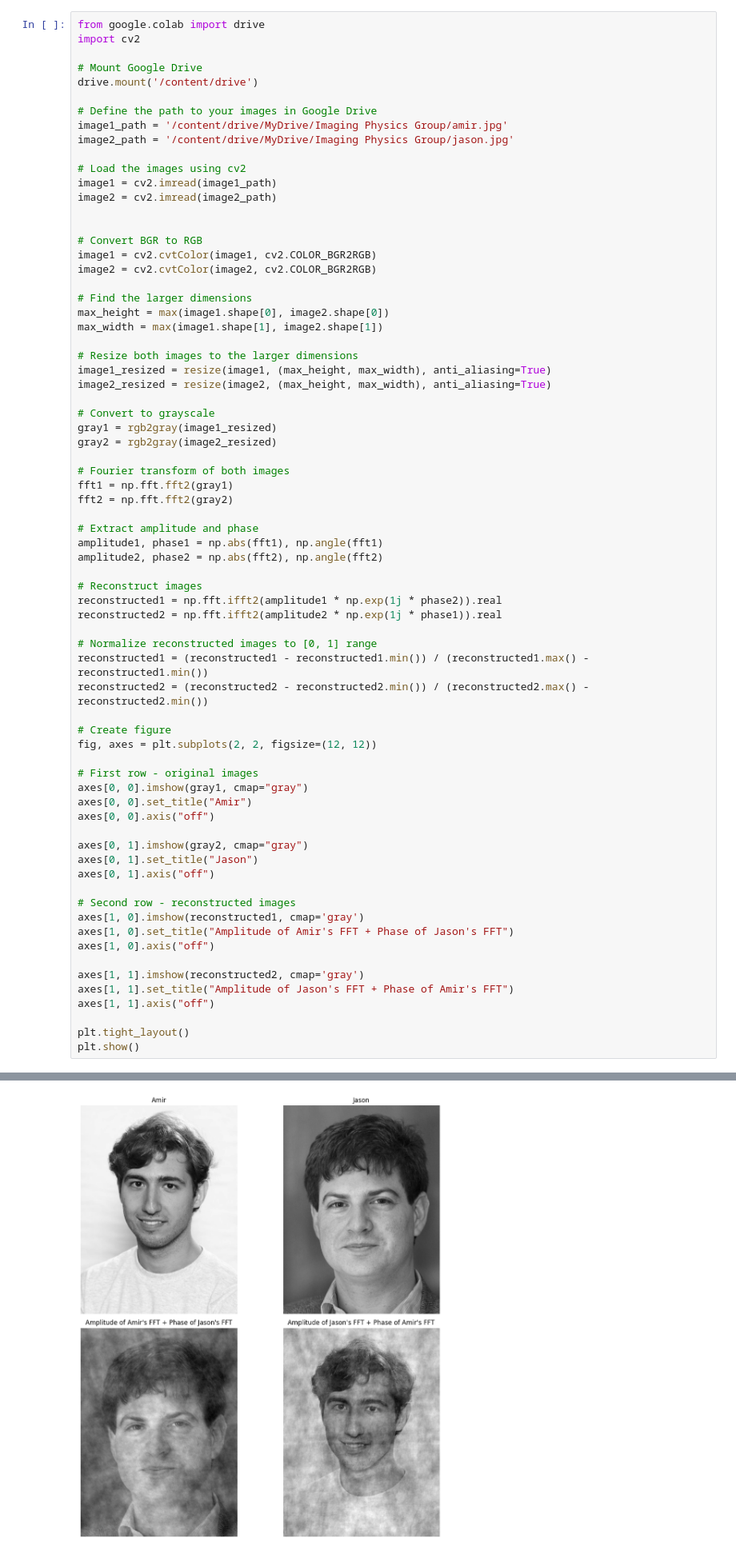
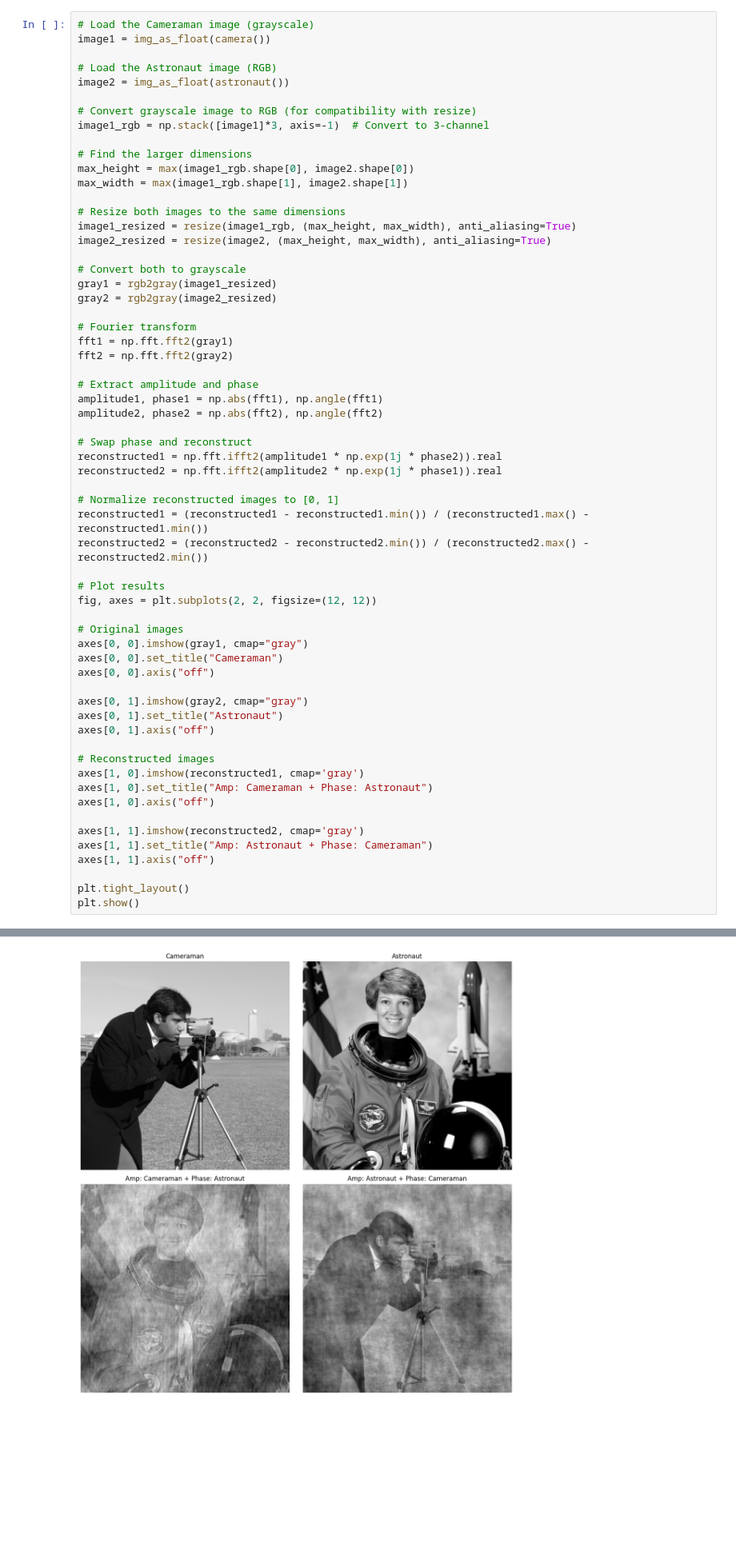
Before and after one commit to amirrezavazifeh/Phase-Rerieval, a Jupyter notebook: Phase_Retrieval.ipynb, the cells around one changed output, grey strips where cells are left out. Shown at 80% size. Saved outputs shown, nothing was run; the diff lists cells and outputs as text; blank space fills up the shorter version.

```diff
--- a/Phase_Retrieval.ipynb
+++ b/Phase_Retrieval.ipynb
@@ -11,38 +14,28 @@ from numpy.fft import fft2, ifft2, fftshift, ifftshift
 # %% [markdown]
 ## **2. Why Does Phase Matter?**
 # %%
-from google.colab import drive
-import cv2
+# Load the Cameraman image (grayscale)
+image1 = img_as_float(camera())
 
-# Mount Google Drive
-drive.mount('/content/drive')
+# Load the Astronaut image (RGB)
+image2 = img_as_float(astronaut())
 
-# Define the path to your images in Google Drive
-image1_path = '/content/drive/MyDrive/Imaging Physics Group/amir.jpg'
-image2_path = '/content/drive/MyDrive/Imaging Physics Group/jason.jpg'
-
-# Load the images using cv2
-image1 = cv2.imread(image1_path)
-image2 = cv2.imread(image2_path)
-
-
-# Convert BGR to RGB
-image1 = cv2.cvtColor(image1, cv2.COLOR_BGR2RGB)
-image2 = cv2.cvtColor(image2, cv2.COLOR_BGR2RGB)
+# Convert grayscale image to RGB (for compatibility with resize)
+image1_rgb = np.stack([image1]*3, axis=-1)  # Convert to 3-channel
 
 # Find the larger dimensions
-max_height = max(image1.shape[0], image2.shape[0])
-max_width = max(image1.shape[1], image2.shape[1])
+max_height = max(image1_rgb.shape[0], image2.shape[0])
+max_width = max(image1_rgb.shape[1], image2.shape[1])
 
-# Resize both images to the larger dimensions
-image1_resized = resize(image1, (max_height, max_width), anti_aliasing=True)
+# Resize both images to the same dimensions
+image1_resized = resize(image1_rgb, (max_height, max_width), anti_aliasing=True)
 image2_resized = resize(image2, (max_height, max_width), anti_aliasing=True)
 
-# Convert to grayscale
+# Convert both to grayscale
 gray1 = rgb2gray(image1_resized)
 gray2 = rgb2gray(image2_resized)
 
-# Fourier transform of both images
+# Fourier transform
 fft1 = np.fft.fft2(gray1)
 fft2 = np.fft.fft2(gray2)
 
@@ -50,33 +43,33 @@ fft2 = np.fft.fft2(gray2)
 amplitude1, phase1 = np.abs(fft1), np.angle(fft1)
 amplitude2, phase2 = np.abs(fft2), np.angle(fft2)
 
-# Reconstruct images
+# Swap phase and reconstruct
 reconstructed1 = np.fft.ifft2(amplitude1 * np.exp(1j * phase2)).real
 reconstructed2 = np.fft.ifft2(amplitude2 * np.exp(1j * phase1)).real
 
-# Normalize reconstructed images to [0, 1] range
+# Normalize reconstructed images to [0, 1]
 reconstructed1 = (reconstructed1 - reconstructed1.min()) / (reconstructed1.max() - reconstructed1.min())
 reconstructed2 = (reconstructed2 - reconstructed2.min()) / (reconstructed2.max() - reconstructed2.min())
 
-# Create figure
+# Plot results
 fig, axes = plt.subplots(2, 2, figsize=(12, 12))
 
-# First row - original images
+# Original images
 axes[0, 0].imshow(gray1, cmap="gray")
-axes[0, 0].set_title("Amir")
+axes[0, 0].set_title("Cameraman")
 axes[0, 0].axis("off")
 
 axes[0, 1].imshow(gray2, cmap="gray")
-axes[0, 1].set_title("Jason")
+axes[0, 1].set_title("Astronaut")
 axes[0, 1].axis("off")
 
-# Second row - reconstructed images
+# Reconstructed images
 axes[1, 0].imshow(reconstructed1, cmap='gray')
-axes[1, 0].set_title("Amplitude of Amir's FFT + Phase of Jason's FFT")
+axes[1, 0].set_title("Amp: Cameraman + Phase: Astronaut")
 axes[1, 0].axis("off")
 
 axes[1, 1].imshow(reconstructed2, cmap='gray')
-axes[1, 1].set_title("Amplitude of Jason's FFT + Phase of Amir's FFT")
+axes[1, 1].set_title("Amp: Astronaut + Phase: Cameraman")
 axes[1, 1].axis("off")
 
 plt.tight_layout()
@@ -86,4 +78,4 @@ Drive already mounted at /content/drive; to attempt to forcibly remount, call dr
-[figure, old version]
+[figure, new version]
 # %% [markdown]
 ## **3. Phase Retrieval Algorithm**
 # %% [markdown]
```
Also changed, not shown: parts of 2 cells of this notebook.
